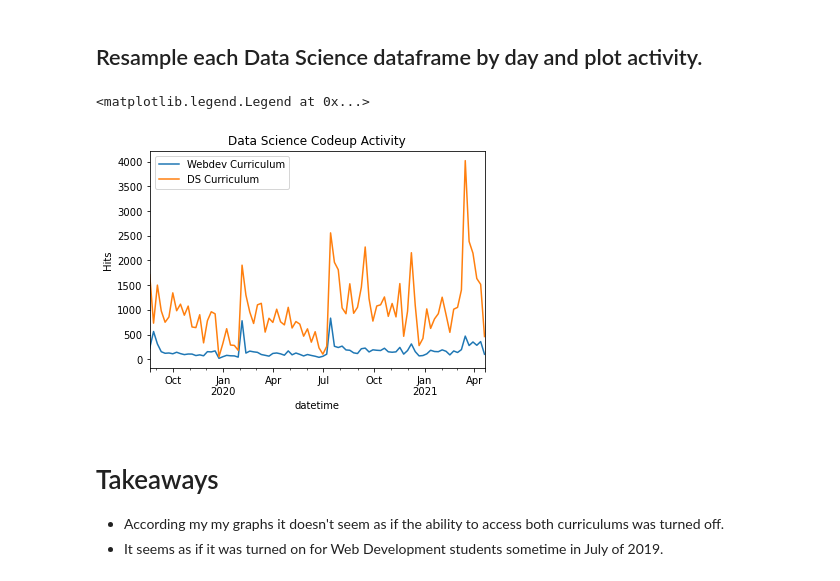
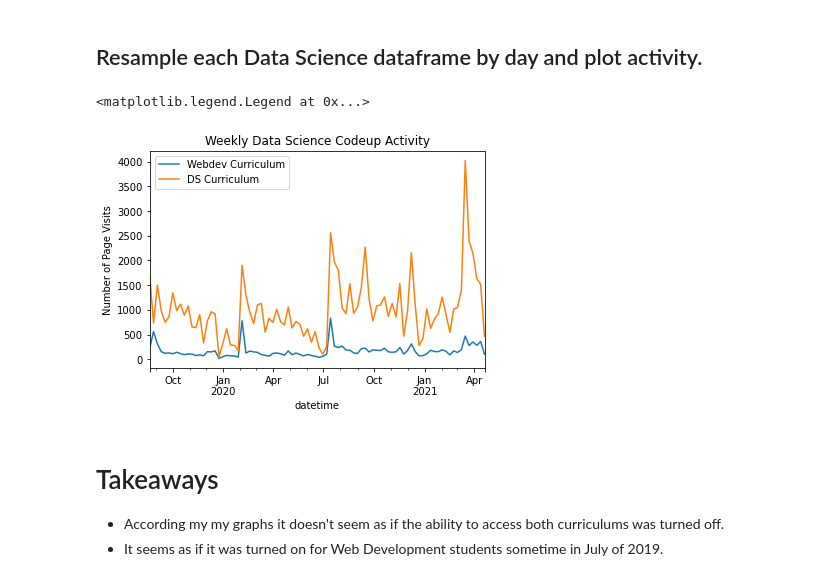
Before and after one commit to AnomalySweeper/user-log-anomaly-detection, a Jupyter notebook: bts-student-log-project-workflow-Copy1.ipynb, the cells around one changed output. Cells and saved outputs as stored; diff of their text form; code cells hidden in the pictures.

```diff
--- a/bts-student-log-project-workflow-Copy1.ipynb
+++ b/bts-student-log-project-workflow-Copy1.ipynb
@@ -509,12 +510,12 @@ webdev_ds_hits.shape[0]+webdev_webdev_hits.shape[0]+ds_ds_hits.shape[0]+ds_webde
 # %%
 (ds_webdev_hits.resample('7d').path.count()).plot(label='Webdev Curriculum')
 (ds_ds_hits.resample('7d').path.count()).plot(label='DS Curriculum')
-plt.title('Data Science Codeup Activity')
-plt.ylabel('Hits')
+plt.title('Weekly Data Science Codeup Activity')
+plt.ylabel('Number of Page Visits')
 plt.legend()
 # %% [output]
 <matplotlib.legend.Legend at 0x...>
-[figure, old version]
+[figure, new version]
 # %% [markdown]
 # Takeaways
 * According my my graphs it doesn't seem as if the ability to access both curriculums was turned off.
```
Also changed, not shown: parts of 11 cells of this notebook, 4 other files.
